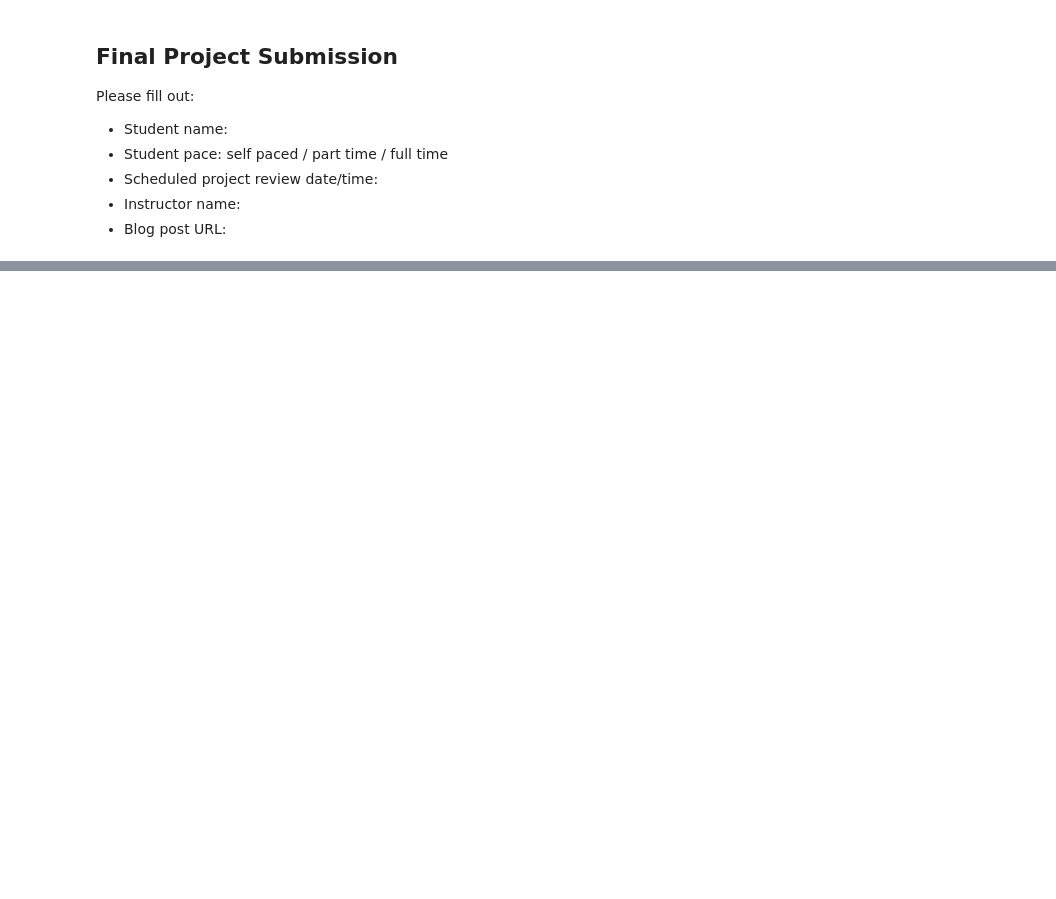
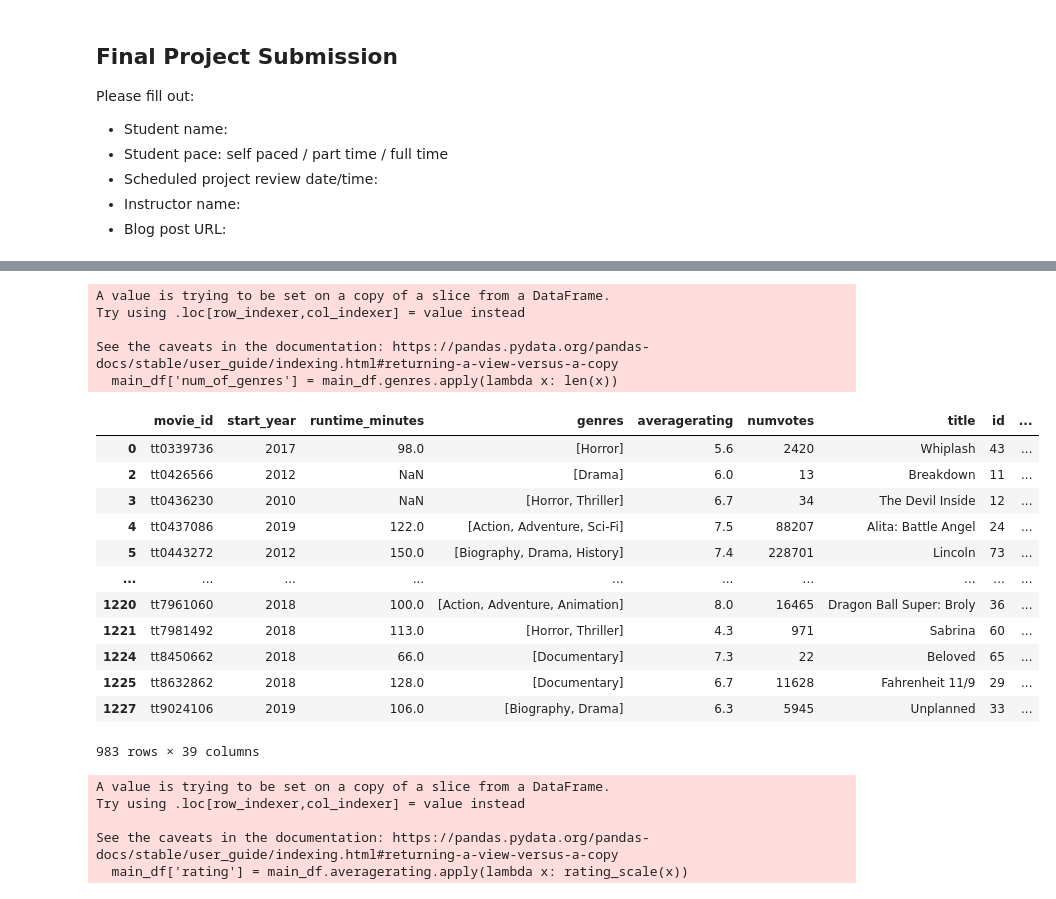
Before and after one commit to bc0119/project, a Jupyter notebook: dsc-phase-1-project-v2-4-master/student.ipynb, the cells around one changed output, grey strips where cells are left out. Drawn from its saved outputs; the diff is of its cells as text; code cells hidden in the pictures; blank space fills up the shorter version.

```diff
--- a/dsc-phase-1-project-v2-4-master/student.ipynb
+++ b/dsc-phase-1-project-v2-4-master/student.ipynb
@@ -181,0 +211,10 @@ merge_df = df6.merge(df5, on='movie')
+# %%
+#created a dataframe without zero values for worldwide_gross and domestic_gross
+
+main_df = merged[(merged.worldwide_gross != 0) & (merged.domestic_gross != 0)]
+# %%
+#calculated return on investment (ROI) for movies-- worldwide and domestic
+#metric to measure the rate of return on money budgeted for production
+
+main_df['ROI_worldwide'] = ((main_df.worldwide_gross - main_df.production_budget)/ main_df.production_budget) *100
+main_df['ROI_domestic'] = ((main_df.domestic_gross - main_df.production_budget)/ main_df.production_budget) *100
@@ -181,0 +232,8 @@ merge_df = df6.merge(df5, on='movie')
+# %%
+#calcuated gross profit margin for movies -- worldwide and domestic
+#assess how efficiently the company generates profit from sales of products
+
+main_df['gross_profit_margin_worldwide'] = ((main_df.worldwide_gross - main_df.production_budget)/ main_df.worldwide_gross
+                                           )*100
+main_df['gross_profit_margin_domestic'] = ((main_df.domestic_gross - main_df.production_budget)/ main_df.domestic_gross
+                                           )*100
@@ -181,0 +251,25 @@ merge_df = df6.merge(df5, on='movie')
+# %%
+#returns number of genres as a column where values takes the length of list in genres column
+main_df['num_of_genres'] = main_df.genres.apply(lambda x: len(x))
+# %% [output]
+A value is trying to be set on a copy of a slice from a DataFrame.
+Try using .loc[row_indexer,col_indexer] = value instead
+
+See the caveats in the documentation: https://pandas.pydata.org/pandas-docs/stable/user_guide/indexing.html#returning-a-view-versus-a-copy
+  main_df['num_of_genres'] = main_df.genres.apply(lambda x: len(x))
+# %%
+main_df
+# %% [output]
+|  | movie_id | start_year | runtime_minutes | genres | averagerating | numvotes | title | id | ... |
+| 0 | tt0339736 | 2017 | 98.0 | [Horror] | 5.6 | 2420 | Whiplash | 43 | ... |
+| 2 | tt0426566 | 2012 | NaN | [Drama] | 6.0 | 13 | Breakdown | 11 | ... |
+| 3 | tt0436230 | 2010 | NaN | [Horror, Thriller] | 6.7 | 34 | The Devil Inside | 12 | ... |
+| 4 | tt0437086 | 2019 | 122.0 | [Action, Adventure, Sci-Fi] | 7.5 | 88207 | Alita: Battle Angel | 24 | ... |
+| 5 | tt0443272 | 2012 | 150.0 | [Biography, Drama, History] | 7.4 | 228701 | Lincoln | 73 | ... |
+| ... | ... | ... | ... | ... | ... | ... | ... | ... | ... |
+| 1220 | tt7961060 | 2018 | 100.0 | [Action, Adventure, Animation] | 8.0 | 16465 | Dragon Ball Super: Broly | 36 | ... |
+| 1221 | tt7981492 | 2018 | 113.0 | [Horror, Thriller] | 4.3 | 971 | Sabrina | 60 | ... |
+| 1224 | tt8450662 | 2018 | 66.0 | [Documentary] | 7.3 | 22 | Beloved | 65 | ... |
+| 1225 | tt8632862 | 2018 | 128.0 | [Documentary] | 6.7 | 11628 | Fahrenheit 11/9 | 29 | ... |
+| 1227 | tt9024106 | 2019 | 106.0 | [Biography, Drama] | 6.3 | 5945 | Unplanned | 33 | ... |
+983 rows × 39 columns
@@ -181,0 +284,8 @@ merge_df = df6.merge(df5, on='movie')
+# %%
+main_df['rating'] = main_df.averagerating.apply(lambda x: rating_scale(x))
+# %% [output]
+A value is trying to be set on a copy of a slice from a DataFrame.
+Try using .loc[row_indexer,col_indexer] = value instead
+
+See the caveats in the documentation: https://pandas.pydata.org/pandas-docs/stable/user_guide/indexing.html#returning-a-view-versus-a-copy
+  main_df['rating'] = main_df.averagerating.apply(lambda x: rating_scale(x))
```
Also changed, not shown: parts of 45 cells of this notebook.
